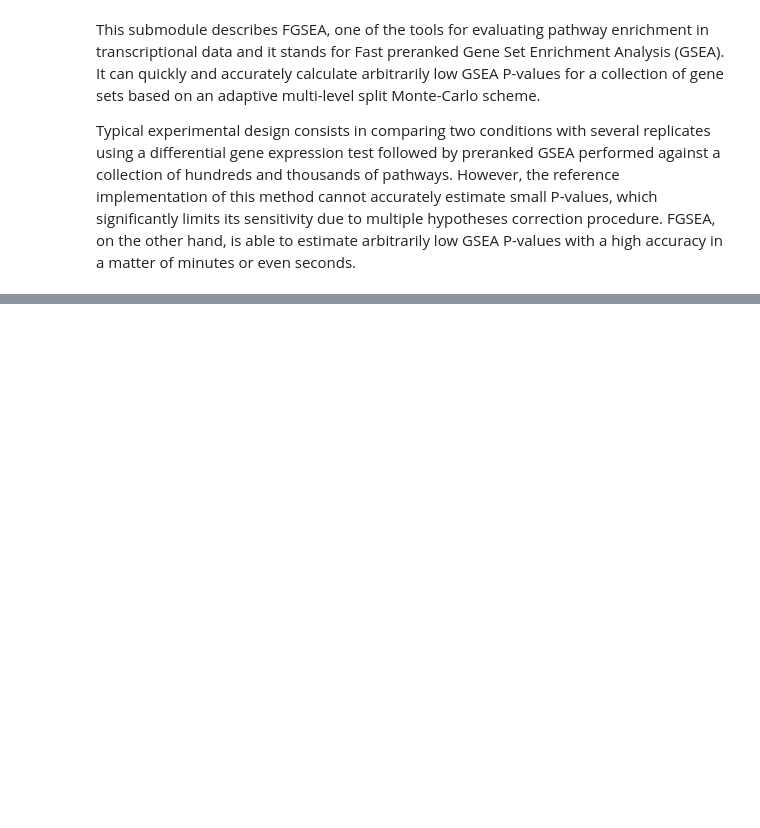
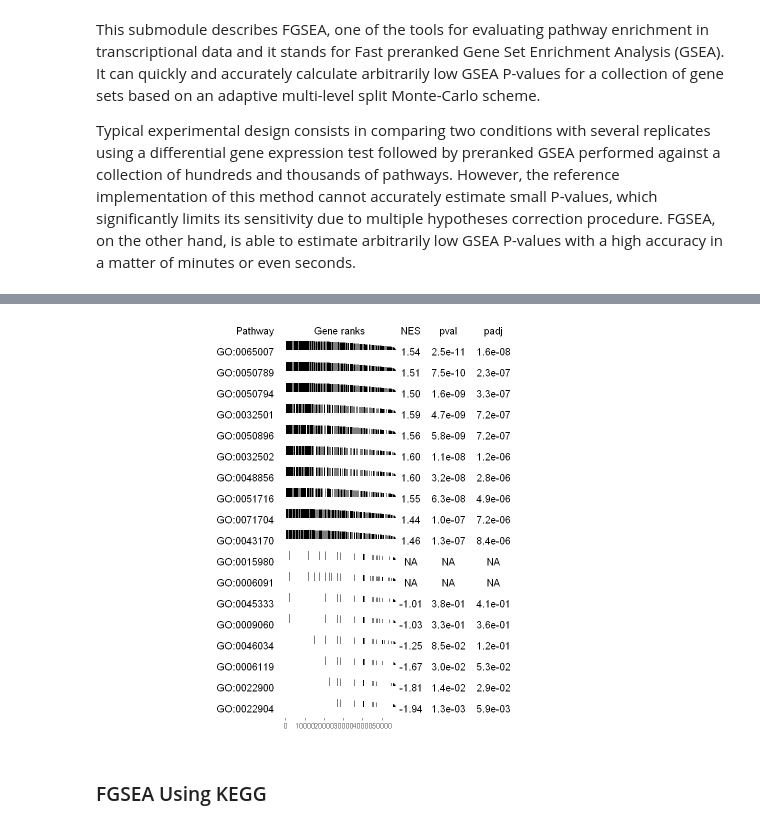
Before and after one commit to tinnlab/NOSI-Google-Cloud-Training, a Jupyter notebook: Module04-Pathway_Analysis.ipynb, the cells around one changed output, grey strips where cells are left out. Drawn from its saved outputs; the diff is of its cells as text; code cells hidden in the pictures; blank space fills up the shorter version.

```diff
--- a/Module04-Pathway_Analysis.ipynb
+++ b/Module04-Pathway_Analysis.ipynb
@@ -414,2 +193,0 @@ library(tidyverse)
-# %%
-data <- read_csv("./data/DE_genes.csv")
@@ -595,0 +205,7 @@ GSEA = function(gene_list, pathways, pval) {
+# %%
+# Get the gene list and their statistic from DE results
+#genes <- data.frame(SYMBOL = data$SYMBOL, stat= data$adj.P.Val)
+
+stats = data$adj.P.Val
+names(stats) = data$SYMBOL
+head(stats)
@@ -595,0 +216,7 @@ GSEA = function(gene_list, pathways, pval) {
+# %%
+# Load the pathways into a named list
+GO_term_hallmark <- gmtPathways("./data/GO_terms.gmt")
+
+# Show the first few GO terms, and within those, show only the first few genes.
+tmp = lapply(GO_term_hallmark,head)
+tmp[1:5]
@@ -595,0 +238,6 @@ GSEA = function(gene_list, pathways, pval) {
+# %%
+# Running fgsea
+fgseaRes <- fgsea(pathways = GO_term_hallmark,
+                  stats    = stats,
+                  minSize  = 15,
+                  maxSize  = 500)
@@ -595,0 +266,10 @@ GSEA = function(gene_list, pathways, pval) {
+# %%
+topPathwaysUp <- fgseaRes[ES > 0][head(order(pval), n=10), pathway]
+topPathwaysDown <- fgseaRes[ES < 0][head(order(pval), n=10), pathway]
+topPathways <- c(topPathwaysUp, rev(topPathwaysDown))
+plotGseaTable(GO_term_hallmark[topPathways], stats, fgseaRes,
+              gseaParam=0.5)
+# %% [output]
+[figure, added]
+# %% [markdown]
+### FGSEA Using KEGG
```
Also changed, not shown: parts of 171 cells of this notebook.
